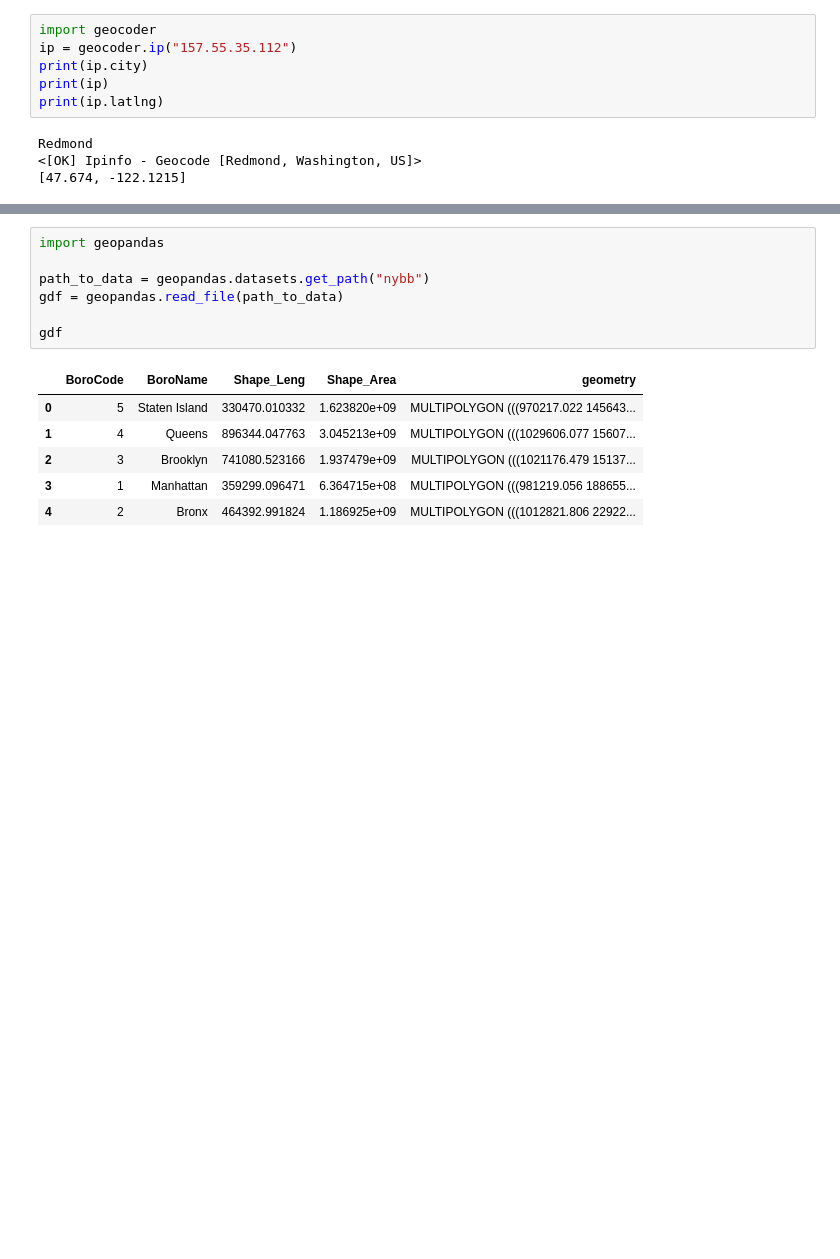
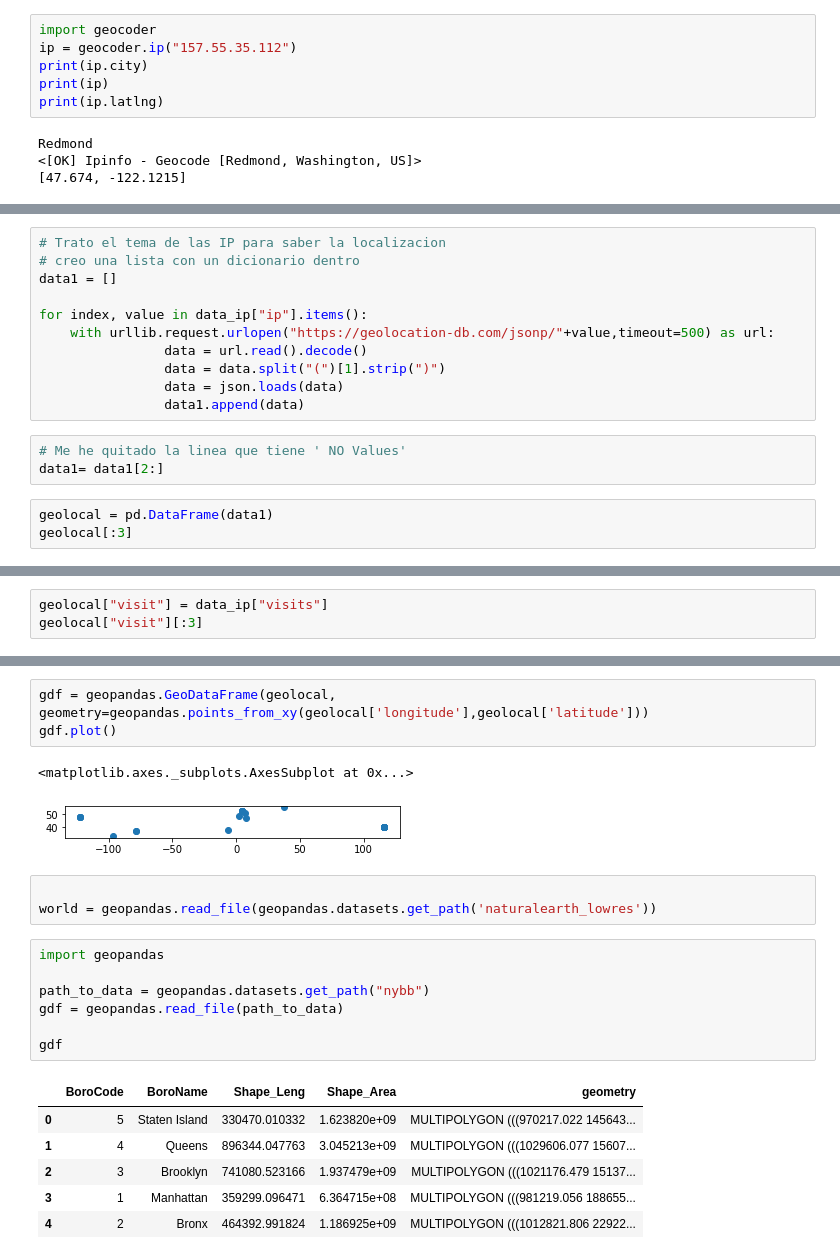
Before and after one commit to JMML2021/0401_Registre-de-logs, a Jupyter notebook: Registre_de_logs_2_parte.ipynb, the cells around one changed output, grey strips where cells are left out. Cells and saved outputs as stored; diff of their text form; blank space fills up the shorter version.

```diff
--- a/Registre_de_logs_2_parte.ipynb
+++ b/Registre_de_logs_2_parte.ipynb
@@ -123,0 +105,17 @@ for p,q in enumerate(data_ip):
+# %%
+# Trato el tema de las IP para saber la localizacion
+# creo una lista con un dicionario dentro
+data1 = []
+
+for index, value in data_ip["ip"].items():
+    with urllib.request.urlopen("https://geolocation-db.com/jsonp/"+value,timeout=500) as url:
+                data = url.read().decode()
+                data = data.split("(")[1].strip(")")
+                data = json.loads(data)
+                data1.append(data)
+# %%
+# Me he quitado la linea que tiene ' NO Values'
+data1= data1[2:]
+# %%
+geolocal = pd.DataFrame(data1)
+geolocal[:3]
@@ -123,0 +127,3 @@ for p,q in enumerate(data_ip):
+# %%
+geolocal["visit"] = data_ip["visits"]
+geolocal["visit"][:3]
@@ -124,3 +182,12 @@ for p,q in enumerate(data_ip):
+# %%
+gdf = geopandas.GeoDataFrame(geolocal, geometry=geopandas.points_from_xy(geolocal['longitude'],geolocal['latitude']))
+gdf.plot()
+# %% [output]
+<matplotlib.axes._subplots.AxesSubplot at 0x...>
+[figure, added]
+# %%
+
+world = geopandas.read_file(geopandas.datasets.get_path('naturalearth_lowres'))
 # %%
 import geopandas
 
```
Also changed, not shown: parts of 24 cells of this notebook.
